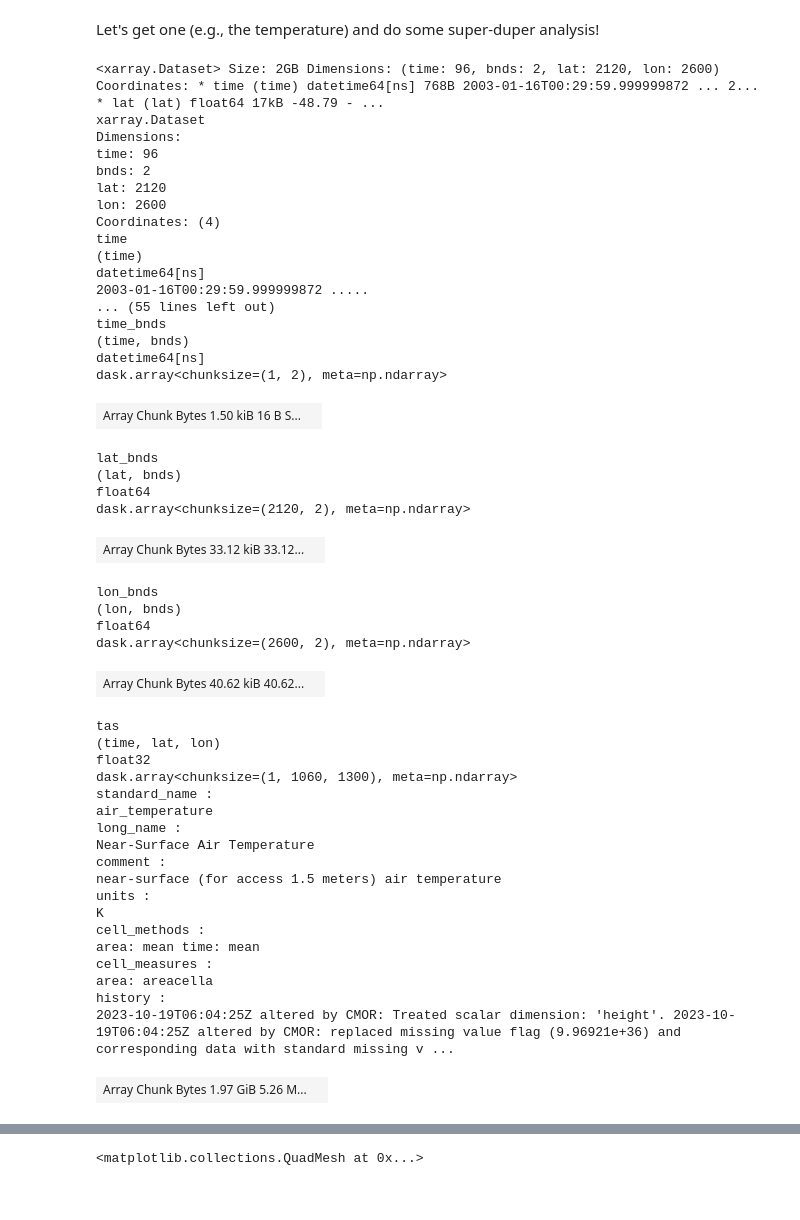
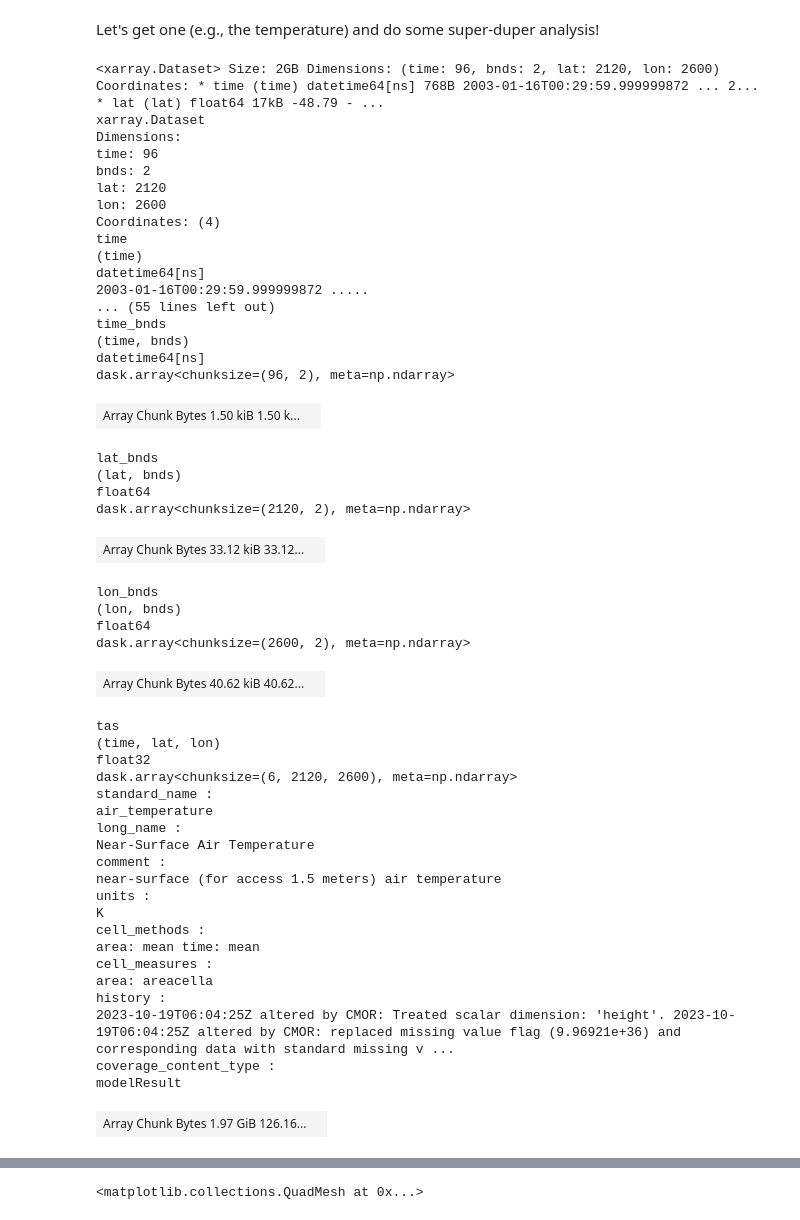
Before and after one commit to ACCESS-Community-Hub/atmosphere-cookbook, a Jupyter notebook: Recipes/AUS2200_intake_demo.ipynb, the cells around one changed output, grey strips where cells are left out. Drawn from its saved outputs; the diff is of its cells as text; code cells hidden in the pictures.

```diff
--- a/Recipes/AUS2200_intake_demo.ipynb
+++ b/Recipes/AUS2200_intake_demo.ipynb
@@ -6,4 +6,7 @@
 import intake
 import cf_xarray
 # %%
-catalog = intake.cat.access_nri['AUS2200']# You can explore datasets in the intake catalog via https://access-nri.github.io/interactive-data-catalogue/#/
+catalog = intake.cat.access_nri['AUS2200']
+
+# Until https://github.com/ACCESS-NRI/access-nri-intake-catalog/pull/621 is merged
+catalog = catalog.unwrap()
@@ -18,6 +67,7 @@ At the moment we have one dataset for each separate simulation and a combined da
 # %% [markdown]
 ## Example of dataset for a single simulation: canberra03
 # %%
-experiment = catalog['canberra03']
-experiment.description
+# Lets pick the Canberra 2003 experiment
+experiment = catalog.search(experiment_id='canberra2003')
+experiment
 # %% [output]
@@ -47,27 +108,27 @@ experiment.unique()['variable']
 # %% [markdown]
 Let's get one (e.g., the temperature) and do some super-duper analysis!
 # %%
-ds = experiment.search(variable='tas', frequency="1hr").to_dask()
+ds = experiment.search(variable_id='tas', frequency="1hr").to_dask()
 ds
 # %% [output]
 <xarray.Dataset> Size: 2GB Dimensions: (time: 96, bnds: 2, lat: 2120, lon: 2600) Coordinates: * time (time) datetime64[ns] 768B 2003-01-16T00:29:59.999999872 ... 2... * lat (lat) float64 17kB -48.79 - ...
 xarray.Dataset
 Dimensions:
 time: 96
 bnds: 2
 lat: 2120
 lon: 2600
 Coordinates: (4)
 time
 (time)
 datetime64[ns]
 2003-01-16T00:29:59.999999872 .....
 ... (55 lines left out)
 time_bnds
 (time, bnds)
 datetime64[ns]
-dask.array<chunksize=(1, 2), meta=np.ndarray>
+dask.array<chunksize=(96, 2), meta=np.ndarray>
-| Array Chunk Bytes 1.50 kiB 16 B S... |  |
+| Array Chunk Bytes 1.50 kiB 1.50 k... |  |
 lat_bnds
 (lat, bnds)
 float64
@@ -81,7 +142,7 @@ dask.array<chunksize=(2600, 2), meta=np.ndarray>
 tas
 (time, lat, lon)
 float32
-dask.array<chunksize=(1, 1060, 1300), meta=np.ndarray>
+dask.array<chunksize=(6, 2120, 2600), meta=np.ndarray>
 standard_name :
 air_temperature
 long_name :
@@ -96,4 +157,6 @@ cell_measures :
 area: areacella
 history :
 2023-10-19T06:04:25Z altered by CMOR: Treated scalar dimension: 'height'. 2023-10-19T06:04:25Z altered by CMOR: replaced missing value flag (9.96921e+36) and corresponding data with standard missing v ...
+coverage_content_type :
+modelResult
-| Array Chunk Bytes 1.97 GiB 5.26 M... |  |
+| Array Chunk Bytes 1.97 GiB 126.16... |  |
```
Also changed, not shown: parts of 9 cells of this notebook, 1 other file.
